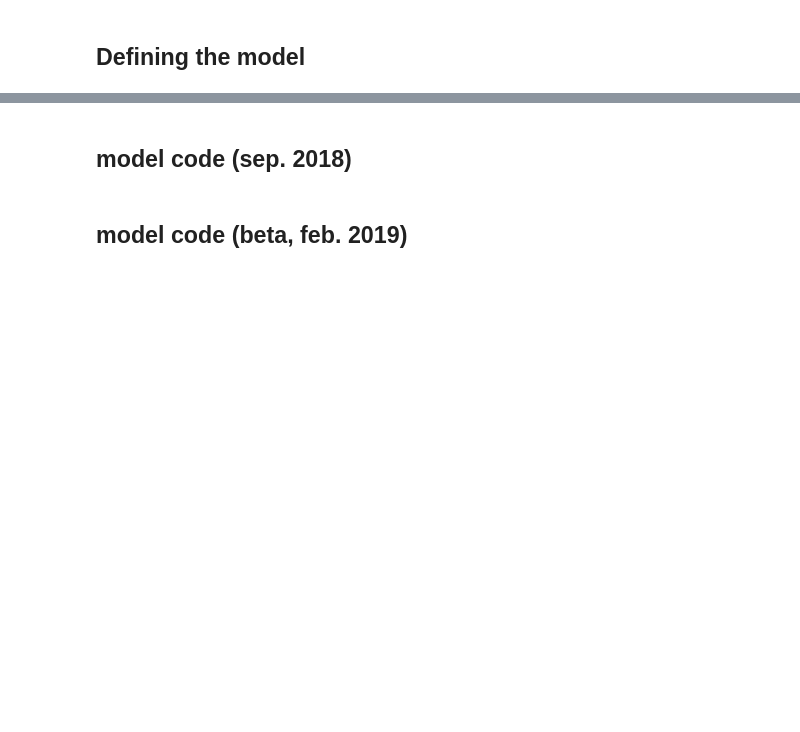
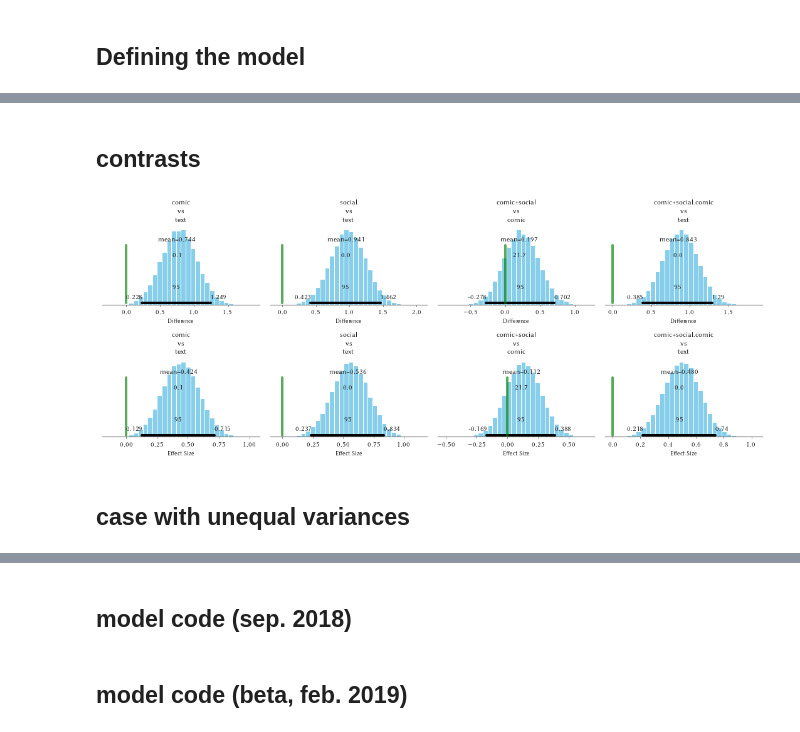
Before and after one commit to CrowdDynamicsLab/ComicPersuasion, a Jupyter notebook: Paper Draft/CHI2019-comic/hari-code/new experiments, feb. 2019 (updated analysis).ipynb, the cells around one changed output, grey strips where cells are left out. Saved outputs shown, nothing was run; the diff lists cells and outputs as text; code cells hidden in the pictures; blank space fills up the shorter version.

```diff
--- a/Paper Draft/CHI2019-comic/hari-code/new experiments, feb. 2019 (updated analysis).ipynb
+++ b/Paper Draft/CHI2019-comic/hari-code/new experiments, feb. 2019 (updated analysis).ipynb
@@ -171,0 +271,43 @@ We have two different groups, who are randomly assigned to the control and treat
+# %% [markdown]
+## contrasts
+# %%
+# # Use LaTeX for typesetting
+# rc('text', usetex=True)
+# # Use ACM standard fonts (Type 1) for numbers and labels
+# rc('text.latex',
+#    preamble=[
+#        r'\usepackage[tt=false, type1=true]{libertine}',
+#        r'\usepackage[libertine]{newtxmath}', r'\usepackage[varqu]{zi4}',
+#        r'\usepackage[T1]{fontenc}'
+#    ])
+
+fig, axes = plt.subplots(2, 4, figsize=(15, 6))
+
+contrasts = [
+    comic - text,
+    social - text,
+    social - comic,
+    np.mean([comic, social], axis=0) - text
+]
+
+contrast_titles = [
+    'comic \n vs \n text',
+    'social \n vs \n text',
+    'comic+social \n vs \n comic',
+    'comic+social.comic \n vs \n text'
+]
+
+for contr, ctitle, ax_top, ax_bottom in zip(contrasts, contrast_titles,
+                                            fig.axes[:4], fig.axes[4:]):
+    pm.plot_posterior(contr, ref_val=0, color=color, ax=ax_top)
+    pm.plot_posterior(contr / scale, ref_val=0, color=color, ax=ax_bottom)
+    ax_top.set_title(ctitle)
+    ax_bottom.set_title(ctitle)
+    ax_top.set_xlabel('Difference')
+    ax_bottom.set_xlabel('Effect Size')
+fig.tight_layout()
+fig.savefig("basic, anova-like case.pdf")
+# %% [output]
+[figure, added]
+# %% [markdown]
+## case with unequal variances
```
Also changed, not shown: parts of 41 cells of this notebook, 8 other files.
